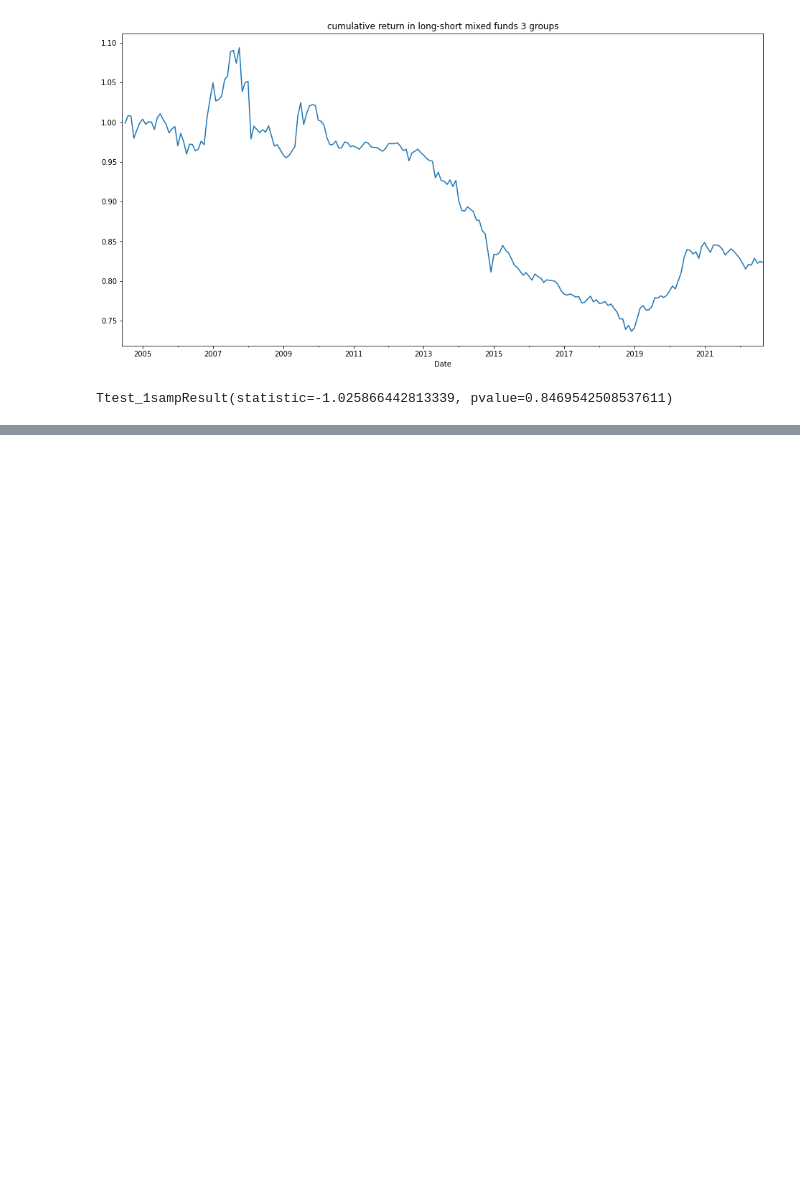
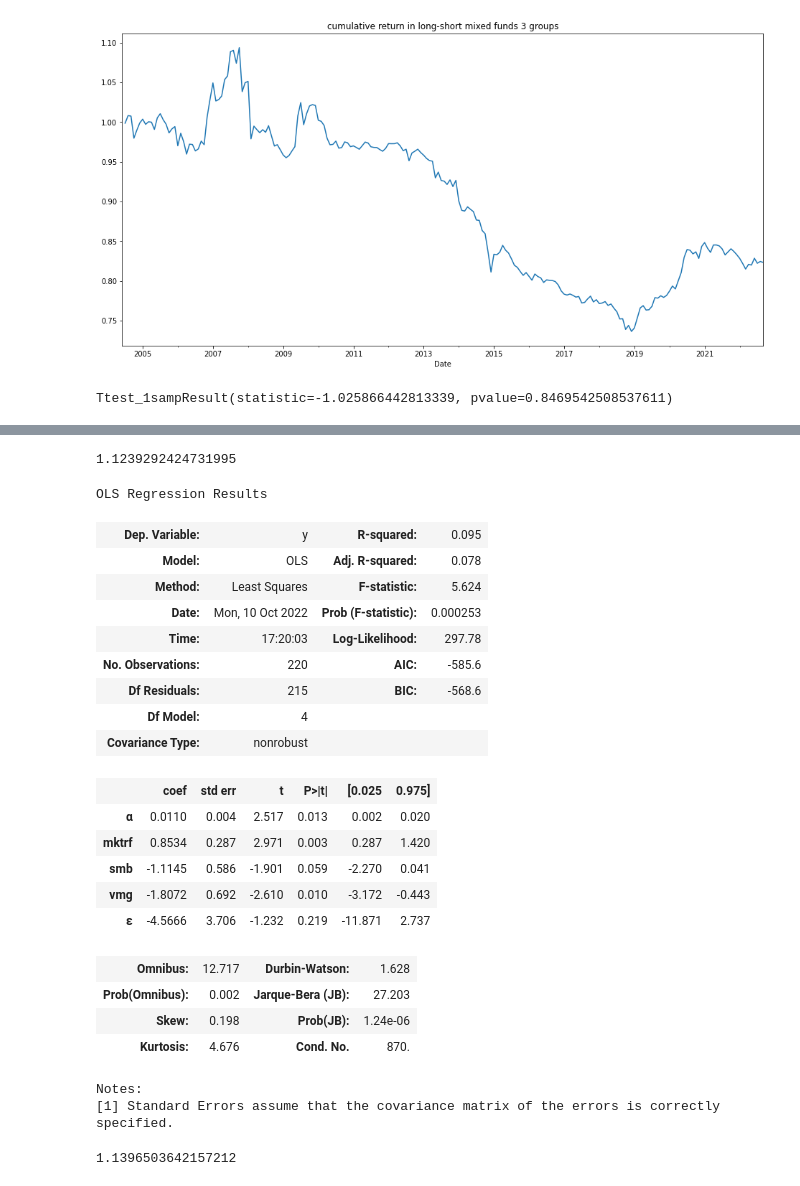
Before and after one commit to dacianpeng/mutual-fund-effective-or-not-Evidence-from-China, a Jupyter notebook: joinquant.ipynb, the cells around one changed output, grey strips where cells are left out. Saved outputs shown, nothing was run; the diff lists cells and outputs as text; code cells hidden in the pictures; blank space fills up the shorter version.

Commit message:
table 2

```diff
--- a/joinquant.ipynb
+++ b/joinquant.ipynb
@@ -723,0 +728,18 @@ Ttest_1sampResult(statistic=-1.025866442813339, pvalue=0.8469542508537611)
+# %%
+svc_source = pickle.load(open('data/SVC/CH3_Daily.pkl', 'rb'))
+svc_source = svc_source.rename(columns={'TRADE_DT': 'Date'}).set_index('Date')
+svc_source = svc_source.resample('M').last().to_period('M')
+# %%
+stock_fund_regression = ((return_of_stock_fund.unstack(level=0) - 1) * stock_fund_weight).sum(axis=1)
+stock_fund_regression.name = 'stock_fund'
+
+mixed_fund_regression = ((return_of_mixed_fund.unstack(level=0) - 1) * mixed_fund_weight).sum(axis=1)
+mixed_fund_regression.name = 'mixed_fund'
+
+regression = pd.merge(stock_fund_regression, svc_source[['mktrf', 'rf', 'smb', 'vmg']], on='Date')
+regression = pd.merge(regression, mixed_fund_regression, on='Date')
+
+regression['ε'] = (np.random.random(regression.shape[0]) - .5) / 252
+# capm_regression['ε'] = 0
+# capm_regression *= 100
+regression['α'] = 1
@@ -723,0 +852,34 @@ Ttest_1sampResult(statistic=-1.025866442813339, pvalue=0.8469542508537611)
+# %%
+(lr_mixed_capm.params[0] + 1) ** 12
+# %% [output]
+1.1239292424731995
+# %%
+lr_stock_svc = sm.OLS(regression.stock_fund - regression.rf, regression[['α', 'mktrf', 'smb', 'vmg', 'ε']]).fit()
+lr_stock_svc.summary()
+# %% [output]
+OLS Regression Results
+| Dep. Variable: | y | R-squared: | 0.095 |
+| Model: | OLS | Adj. R-squared: | 0.078 |
+| Method: | Least Squares | F-statistic: | 5.624 |
+| Date: | Mon, 10 Oct 2022 | Prob (F-statistic): | 0.000253 |
+| Time: | 17:20:03 | Log-Likelihood: | 297.78 |
+| No. Observations: | 220 | AIC: | -585.6 |
+| Df Residuals: | 215 | BIC: | -568.6 |
+| Df Model: | 4 |  |  |
+| Covariance Type: | nonrobust |  |  |
+|  | coef | std err | t | P>|t| | [0.025 | 0.975] |
+| α | 0.0110 | 0.004 | 2.517 | 0.013 | 0.002 | 0.020 |
+| mktrf | 0.8534 | 0.287 | 2.971 | 0.003 | 0.287 | 1.420 |
+| smb | -1.1145 | 0.586 | -1.901 | 0.059 | -2.270 | 0.041 |
+| vmg | -1.8072 | 0.692 | -2.610 | 0.010 | -3.172 | -0.443 |
+| ε | -4.5666 | 3.706 | -1.232 | 0.219 | -11.871 | 2.737 |
+| Omnibus: | 12.717 | Durbin-Watson: | 1.628 |
+| Prob(Omnibus): | 0.002 | Jarque-Bera (JB): | 27.203 |
+| Skew: | 0.198 | Prob(JB): | 1.24e-06 |
+| Kurtosis: | 4.676 | Cond. No. | 870. |
+Notes:
+[1] Standard Errors assume that the covariance matrix of the errors is correctly specified.
+# %%
+(lr_stock_svc.params[0] + 1) ** 12
+# %% [output]
+1.1396503642157212
```
Also changed, not shown: parts of 16 cells of this notebook, 1 other file.
